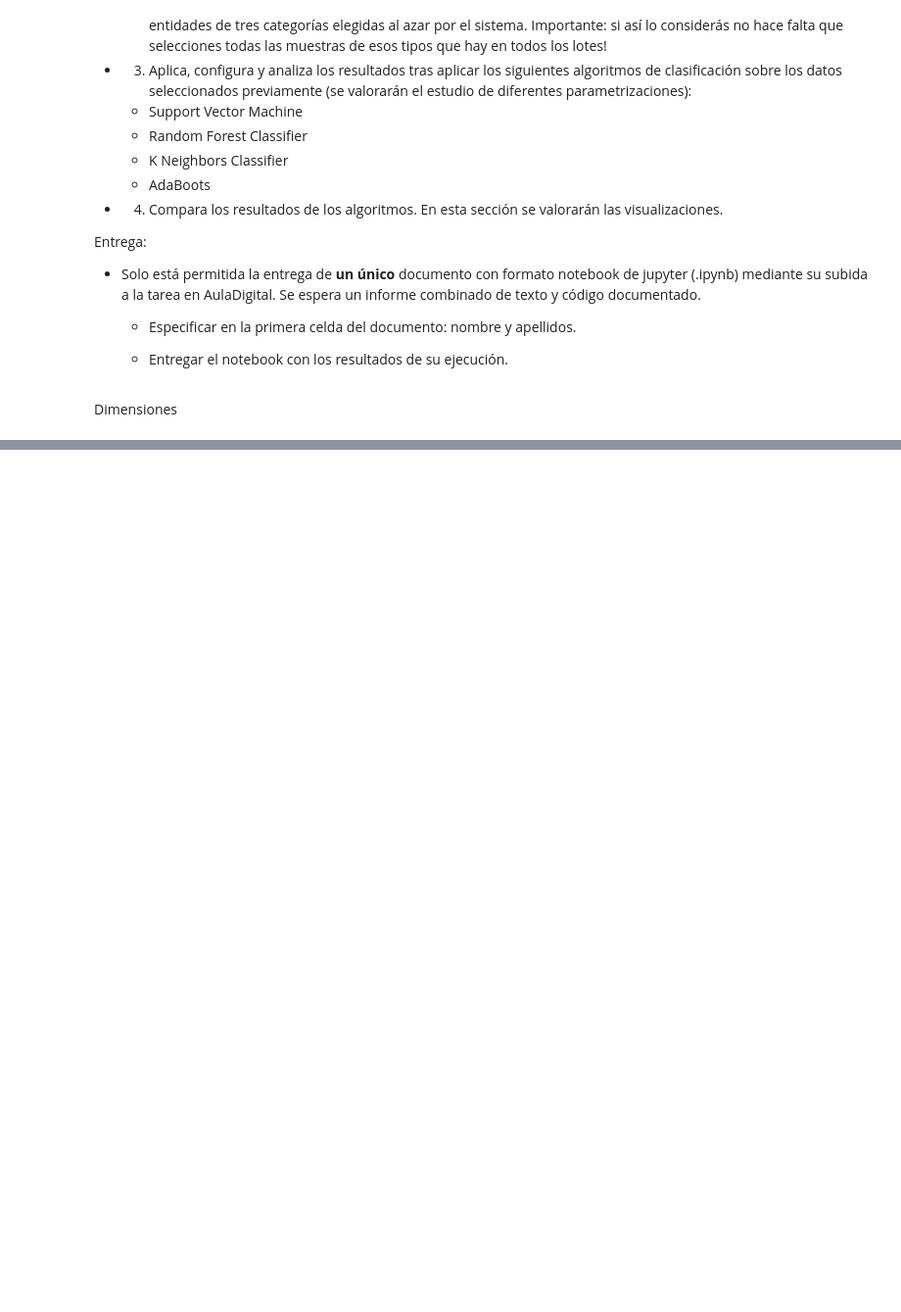
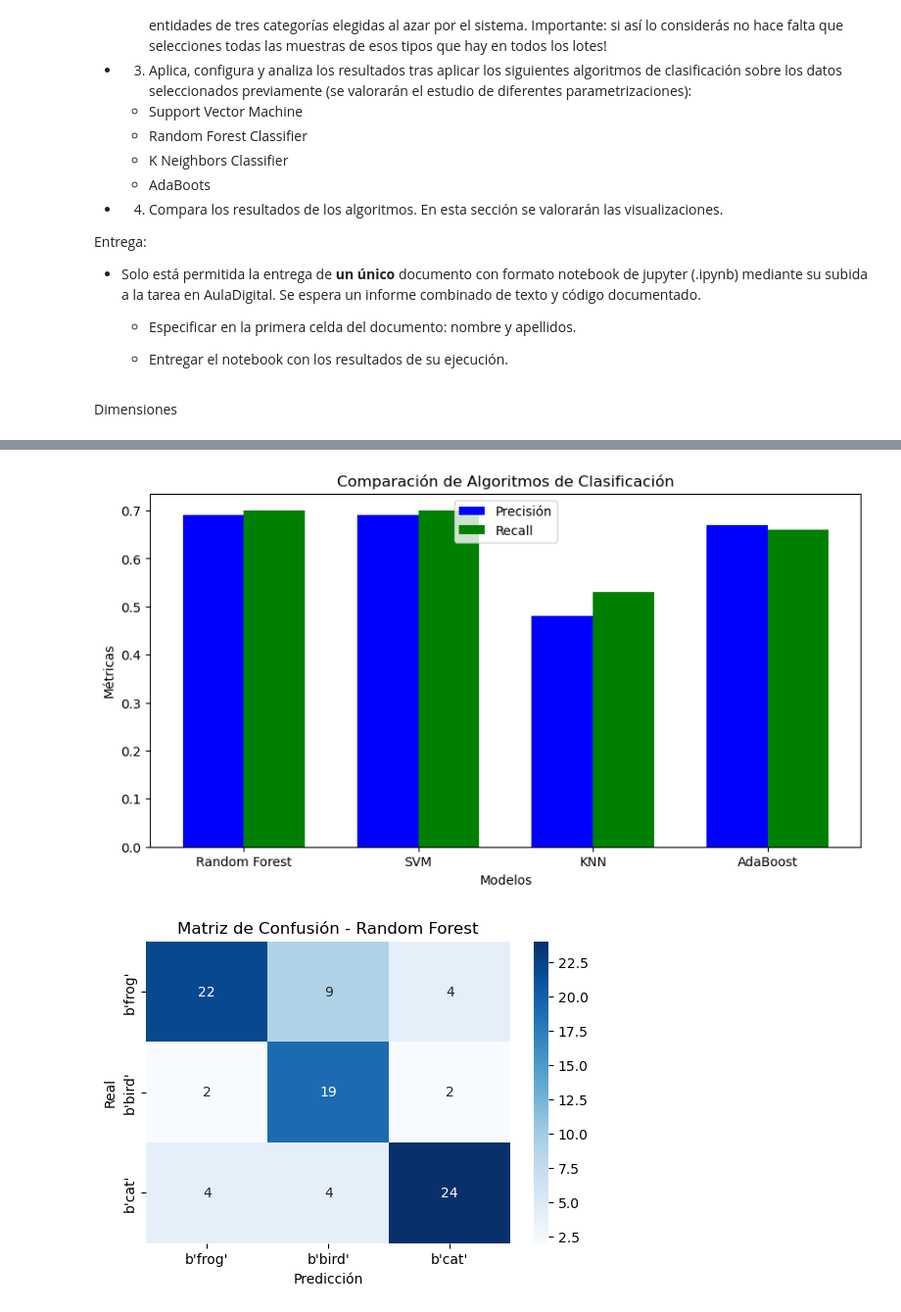
Before and after one commit to BalentinaAE/Pandas, a Jupyter notebook: Practica_ML1.ipynb, the cells around one changed output, grey strips where cells are left out. Shown at 98% size. Cells and saved outputs as stored; diff of their text form; code cells hidden in the pictures; blank space fills up the shorter version.

```diff
--- a/Practica_ML1.ipynb
+++ b/Practica_ML1.ipynb
@@ -209,0 +241,9 @@ Categorías seleccionadas: [b'ship' b'automobile' b'airplane']
+# %%
+from sklearn.ensemble import RandomForestClassifier
+from sklearn.metrics import classification_report, confusion_matrix
+
+rf_model = RandomForestClassifier(n_estimators=100)
+rf_model.fit(X_train, y_train)
+y_pred_rf = rf_model.predict(X_test)
+print(classification_report(y_test, y_pred_rf))
+conf_matrix_rf = confusion_matrix(y_test, y_pred_rf)
@@ -209,0 +327,31 @@ Categorías seleccionadas: [b'ship' b'automobile' b'airplane']
+# %%
+import matplotlib.pyplot as plt
+import seaborn as sns
+
+models = ['Random Forest', 'SVM', 'KNN', 'AdaBoost']
+precision = [0.69, 0.69, 0.48, 0.67]
+recall = [0.70, 0.70, 0.53, 0.66]
+
+plt.figure(figsize=(10, 5))
+bar_width = 0.35
+x = np.arange(len(models))
+
+plt.bar(x, precision, width=bar_width, label='Precisión', color='b')
+plt.bar(x + bar_width, recall, width=bar_width, label='Recall', color='g')
+
+plt.xlabel('Modelos')
+plt.xticks(x + bar_width / 2, models)
+plt.ylabel('Métricas')
+plt.title('Comparación de Algoritmos de Clasificación')
+plt.legend()
+plt.show()
+
+plt.figure(figsize=(6, 4))
+sns.heatmap(conf_matrix_rf, annot=True, fmt='d', cmap='Blues', xticklabels=label_names[selected_labels], yticklabels=label_names[selected_labels])
+plt.title('Matriz de Confusión - Random Forest')
+plt.xlabel('Predicción')
+plt.ylabel('Real')
+plt.show()
+# %% [output]
+[figure, added]
+[figure, added]
```
Also changed, not shown: parts of 8 cells of this notebook.
